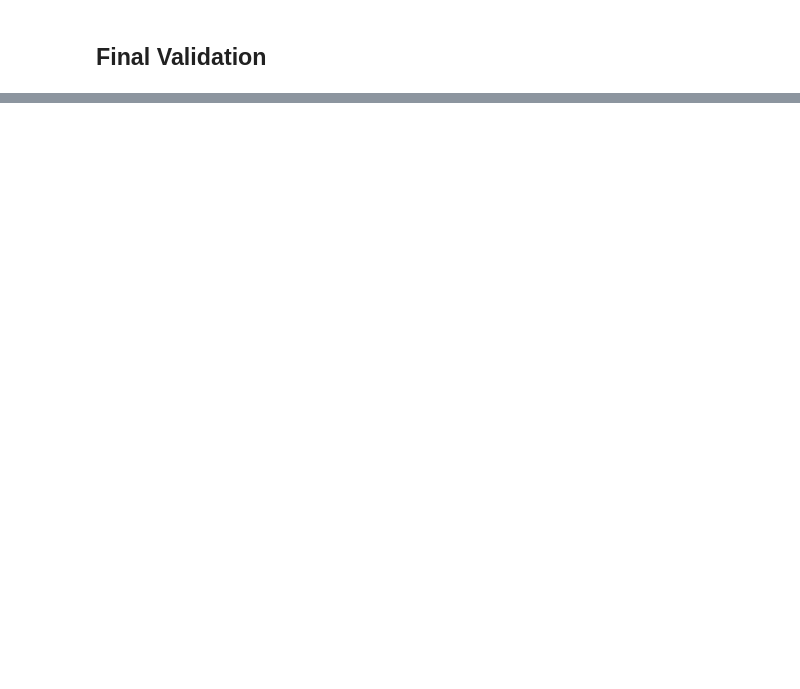
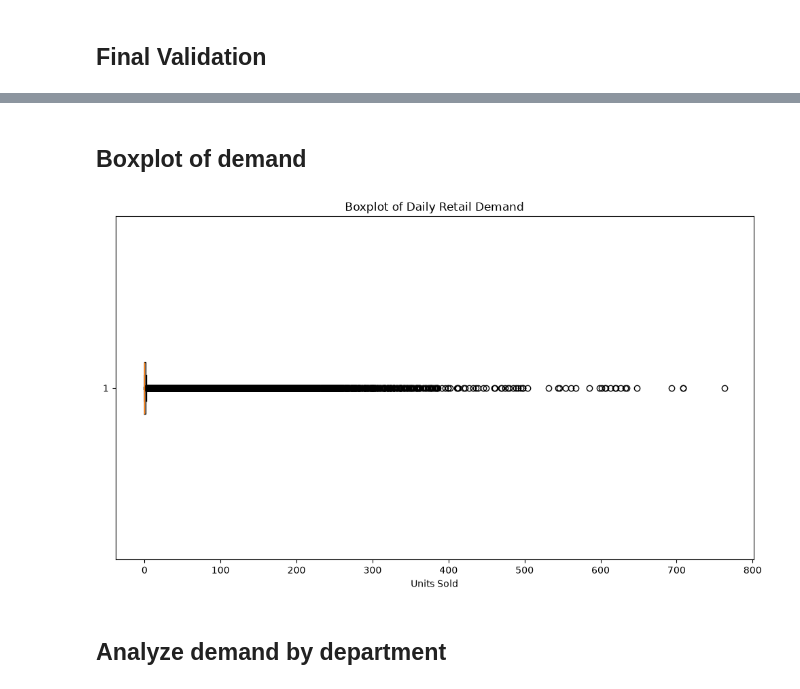
Before and after one commit to Naveeth-Nawzer/dl-assignment, a Jupyter notebook: notebooks/02_data_cleaning.ipynb, the cells around one changed output, grey strips where cells are left out. Drawn from its saved outputs; the diff is of its cells as text; code cells hidden in the pictures; blank space fills up the shorter version.

```diff
--- a/notebooks/02_data_cleaning.ipynb
+++ b/notebooks/02_data_cleaning.ipynb
@@ -793,0 +1389,23 @@ print("\nValidation completed.")
+# %% [markdown]
+## Boxplot of demand
+# %%
+plt.figure(figsize=(10, 6))
+
+plt.boxplot(
+    demand_values,
+    vert=False
+)
+
+plt.title(
+    "Boxplot of Daily Retail Demand"
+)
+
+plt.xlabel("Units Sold")
+
+plt.tight_layout()
+
+plt.show()
+# %% [output]
+[figure, added]
+# %% [markdown]
+## Analyze demand by department
```
Also changed, not shown: parts of 65 cells of this notebook, 3 other files.
